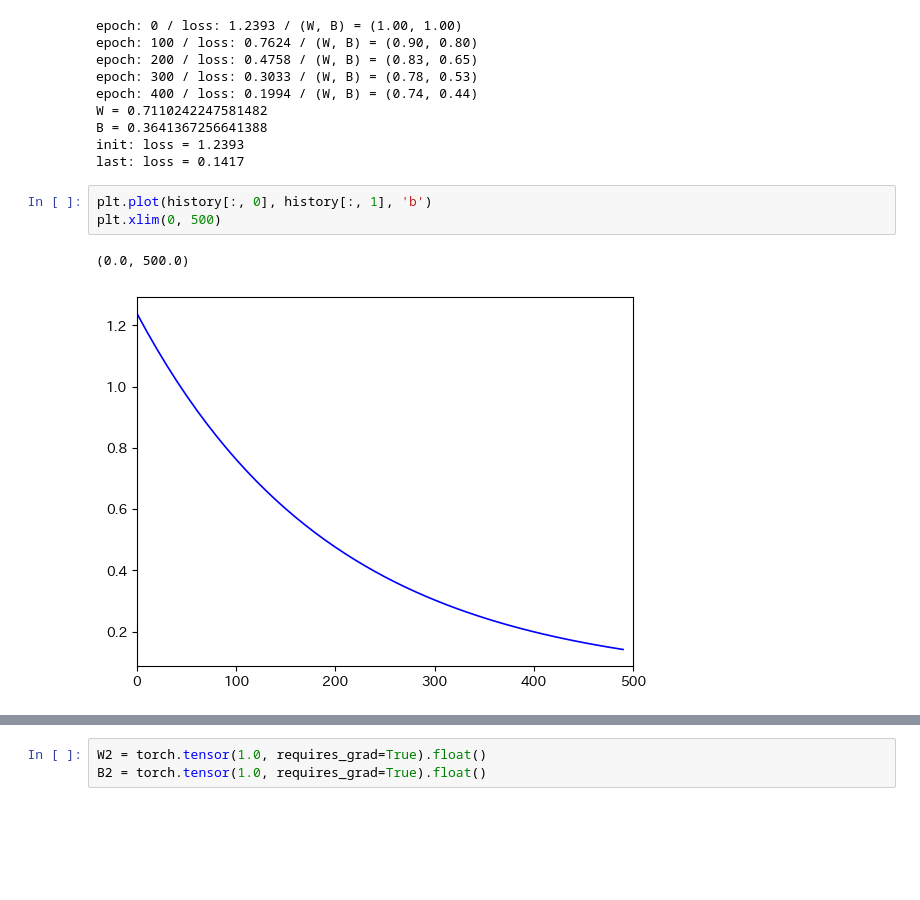
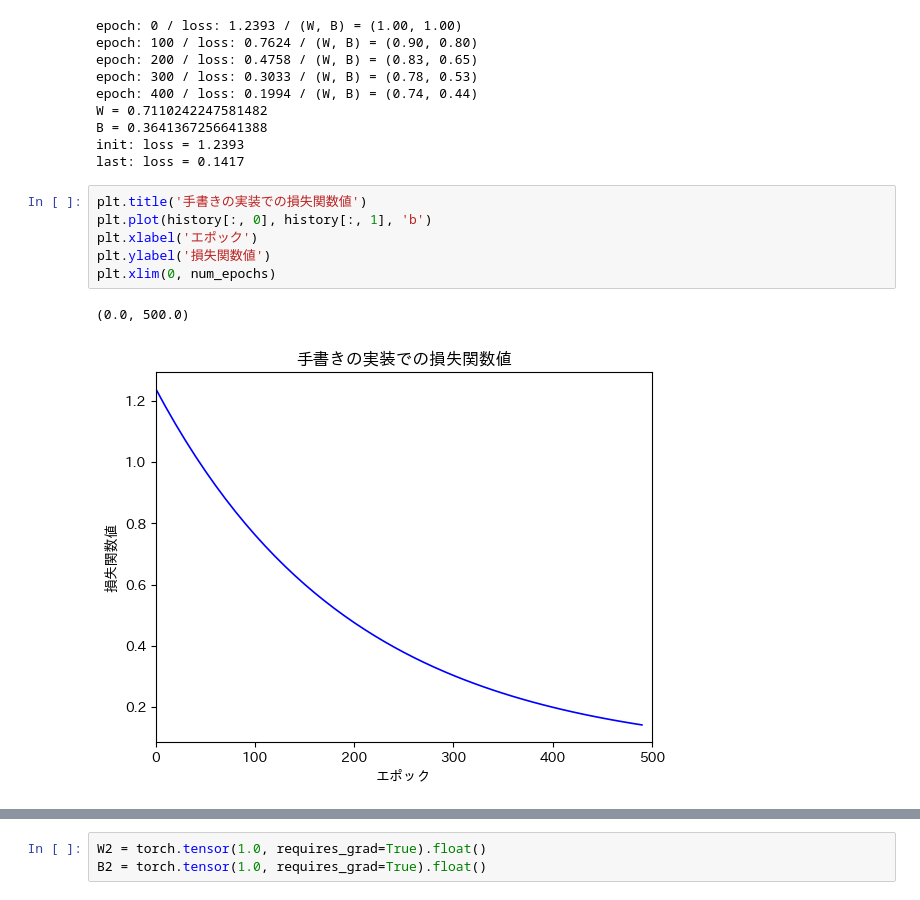
Before and after one commit to Yu5656/machine-learning_101, a Jupyter notebook: torch00.ipynb, the cells around one changed output, grey strips where cells are left out. Cells and saved outputs as stored; diff of their text form; blank space fills up the shorter version.

```diff
--- a/torch00.ipynb
+++ b/torch00.ipynb
@@ -124,9 +126,12 @@ B = 0.3641367256641388
 init: loss = 1.2393
 last: loss = 0.1417
 # %%
+plt.title('手書きの実装での損失関数値')
 plt.plot(history[:, 0], history[:, 1], 'b')
-plt.xlim(0, 500)
+plt.xlabel('エポック')
+plt.ylabel('損失関数値')
+plt.xlim(0, num_epochs)
 # %% [output]
 (0.0, 500.0)
-[figure, old version]
+[figure, new version]
 # %%
```
Also changed, not shown: parts of 8 cells of this notebook.
